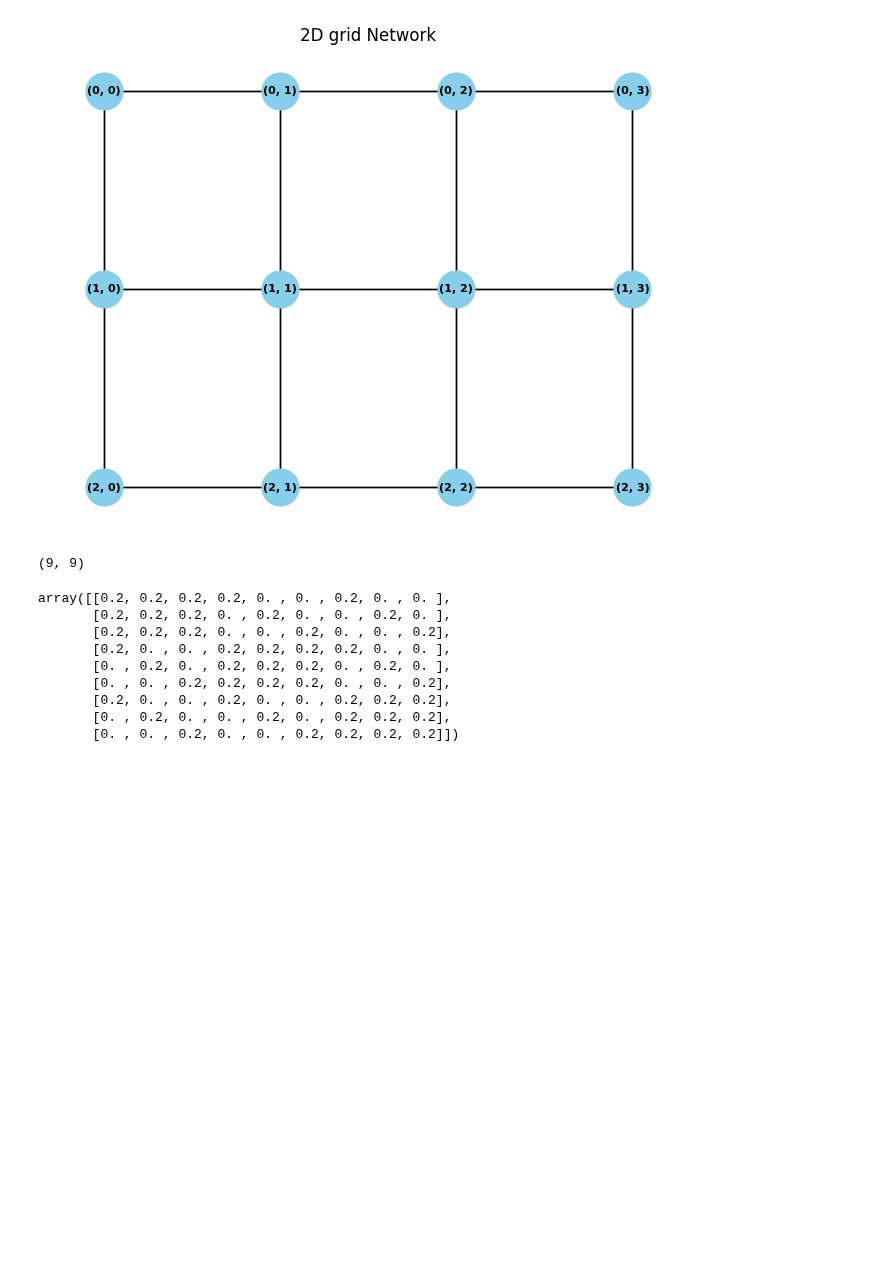
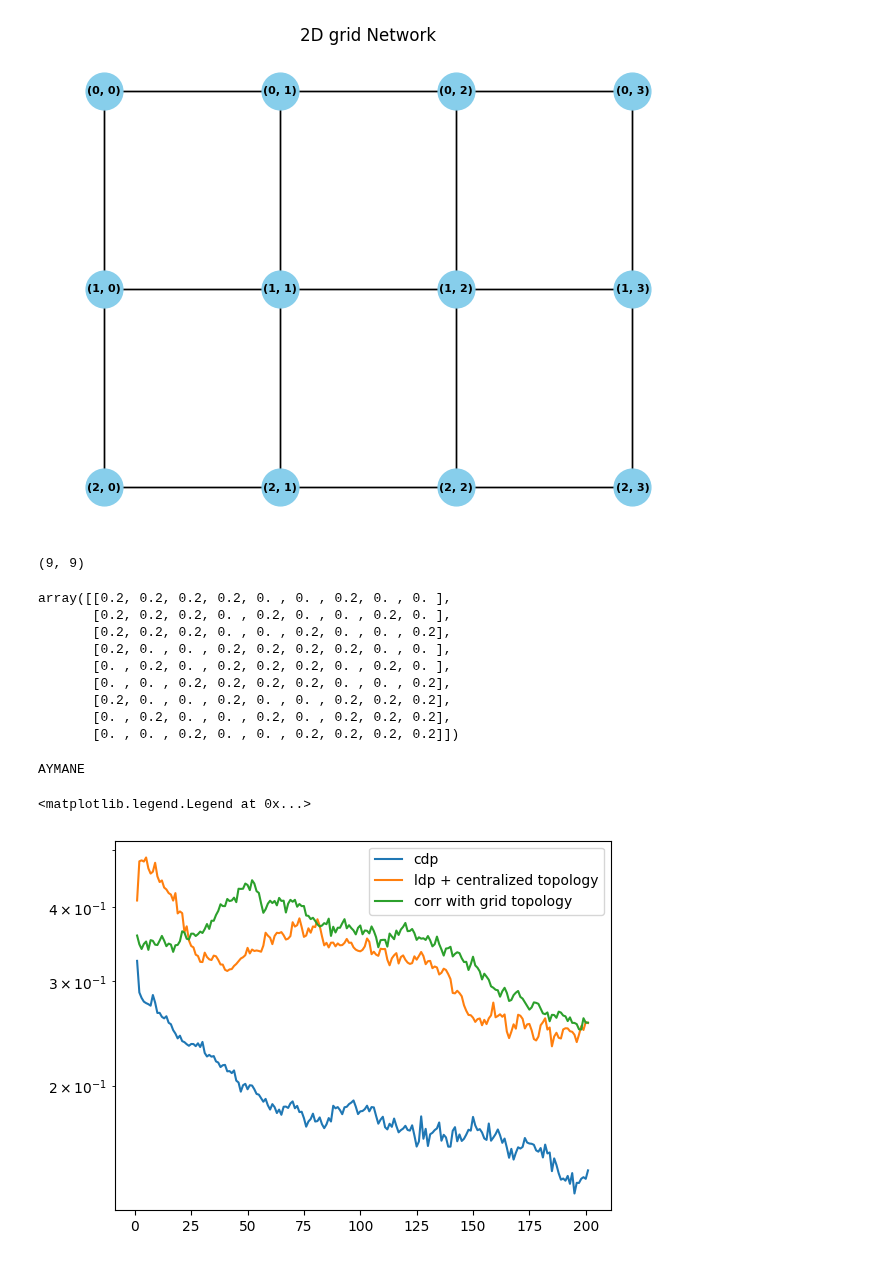
Before and after one commit to elfirdoussilab1/DECOR, a Jupyter notebook: test.ipynb, the cells around one changed output. Saved outputs shown, nothing was run; the diff lists cells and outputs as text; code cells hidden in the pictures; blank space fills up the shorter version.

Commit message:
updating plot.finalize for the desired legend and verified the result of tuning in test.ipynb

```diff
--- a/test.ipynb
+++ b/test.ipynb
@@ -38,3 +38,26 @@ array([[0.2, 0.2, 0.2, 0.2, 0. , 0. , 0.2, 0. , 0. ],
        [0.2, 0. , 0. , 0.2, 0. , 0. , 0.2, 0.2, 0.2],
        [0. , 0.2, 0. , 0. , 0.2, 0. , 0.2, 0.2, 0.2],
        [0. , 0. , 0.2, 0. , 0. , 0.2, 0.2, 0.2, 0.2]])
+# %%
+s = "aymane"
+print(s.upper())
+# %% [output]
+AYMANE
+# %%
+import pandas as pd
+import matplotlib.pyplot as plt
+
+filename_1 = "results-tuning-libsvm-cdp/mean_loss-libsvm-centralized-cdp-lr-0.05-clip-0.05-epsilon-10-T-1000.csv"
+filename_2 = "results-tuning-libsvm-ldp-centralized/mean_loss-libsvm-centralized-ldp-lr-0.1-clip-0.01-epsilon-10-T-1000.csv"
+filename_3 = "results-tuning-libsvm-corr-grid/mean_loss-libsvm-grid-corr-lr-0.05-clip-0.01-sigma-0.35367195766348325-sigmacor-0.0001-epsilon-10-T-1000.csv"
+
+df_cdp = pd.read_csv(filename_1)
+df_ldp = pd.read_csv(filename_2)
+df_corr = pd.read_csv(filename_3)
+plt.semilogy(df_cdp["loss"][1:], label = 'cdp')
+plt.semilogy(df_ldp["loss"][1:], label = 'ldp + centralized topology')
+plt.semilogy(df_corr["loss"][1:], label = 'corr with grid topology')
+plt.legend()
+# %% [output]
+<matplotlib.legend.Legend at 0x...>
+[figure, added]
```
Also changed, not shown: parts of 1 cell of this notebook, 3 other files.
